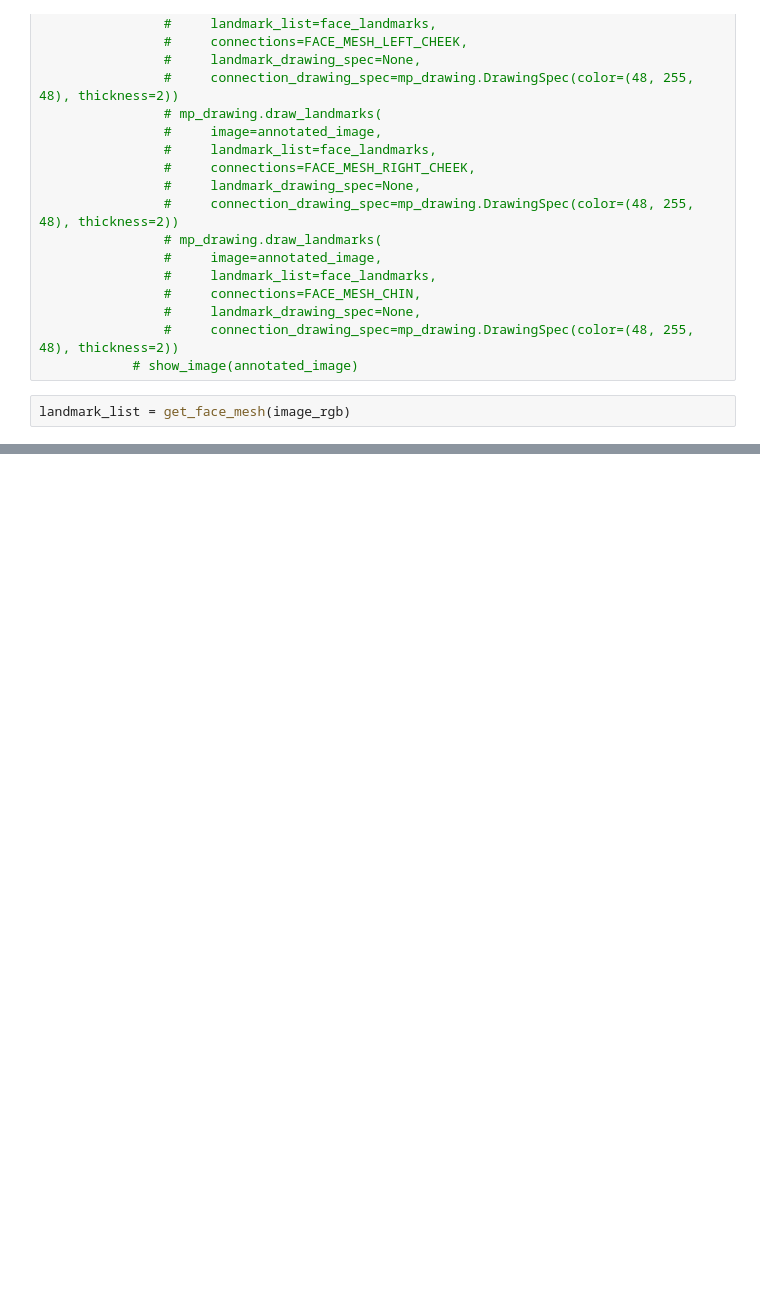
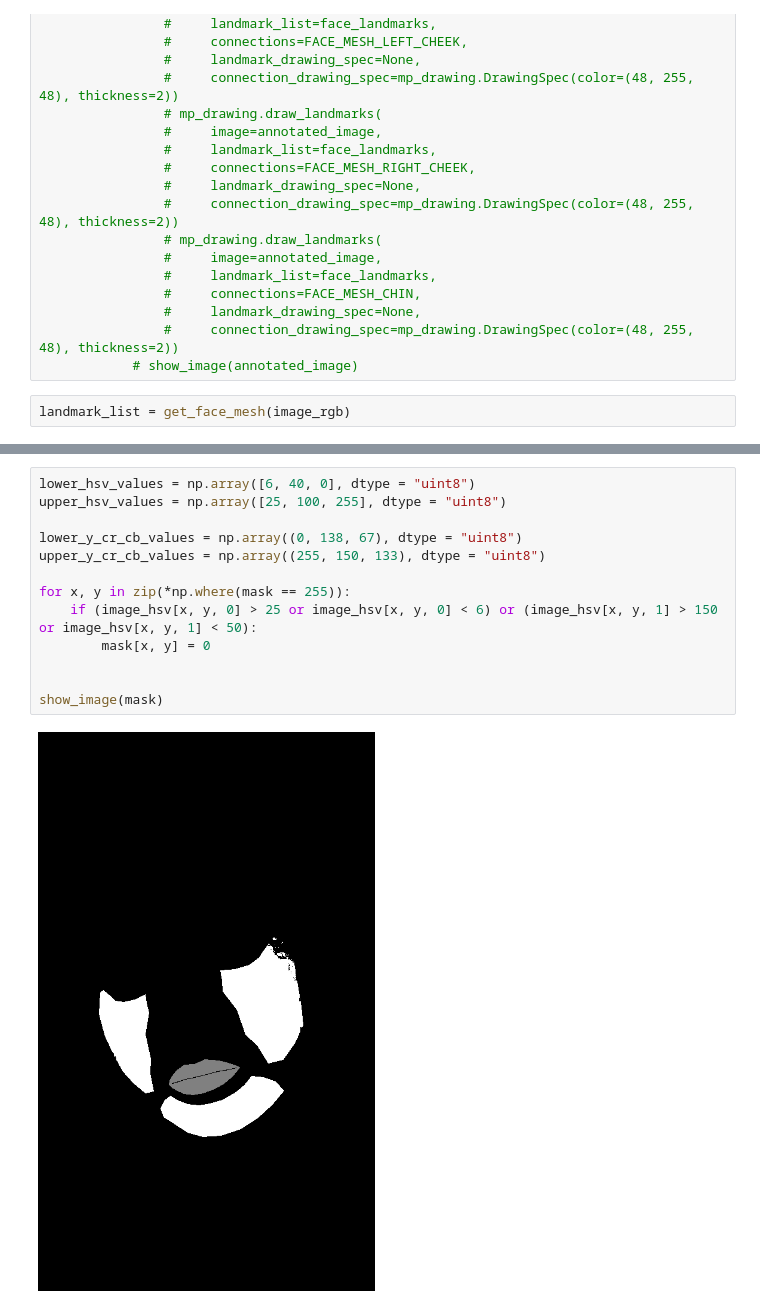
Before and after one commit to lhr0909/lipstick-db, a Jupyter notebook: notebook/face_mesh_detection.ipynb, the cells around one changed output, grey strips where cells are left out. Drawn from its saved outputs; the diff is of its cells as text; blank space fills up the shorter version.

```diff
--- a/notebook/face_mesh_detection.ipynb
+++ b/notebook/face_mesh_detection.ipynb
@@ -228,3 +226,18 @@ show_image(mask)
+# %%
+lower_hsv_values = np.array([6, 40, 0], dtype = "uint8")
+upper_hsv_values = np.array([25, 100, 255], dtype = "uint8")
+
+lower_y_cr_cb_values = np.array((0, 138, 67), dtype = "uint8")
+upper_y_cr_cb_values = np.array((255, 150, 133), dtype = "uint8")
+
+for x, y in zip(*np.where(mask == 255)):
+    if (image_hsv[x, y, 0] > 25 or image_hsv[x, y, 0] < 6) or (image_hsv[x, y, 1] > 150 or image_hsv[x, y, 1] < 50):
+        mask[x, y] = 0
+
+
+show_image(mask)
+# %% [output]
+[figure, added]
 # %%
 def get_colors_kmeans(values, K=20):
     Z = np.float32(values)
```
Also changed, not shown: parts of 7 cells of this notebook, 6 other files.
